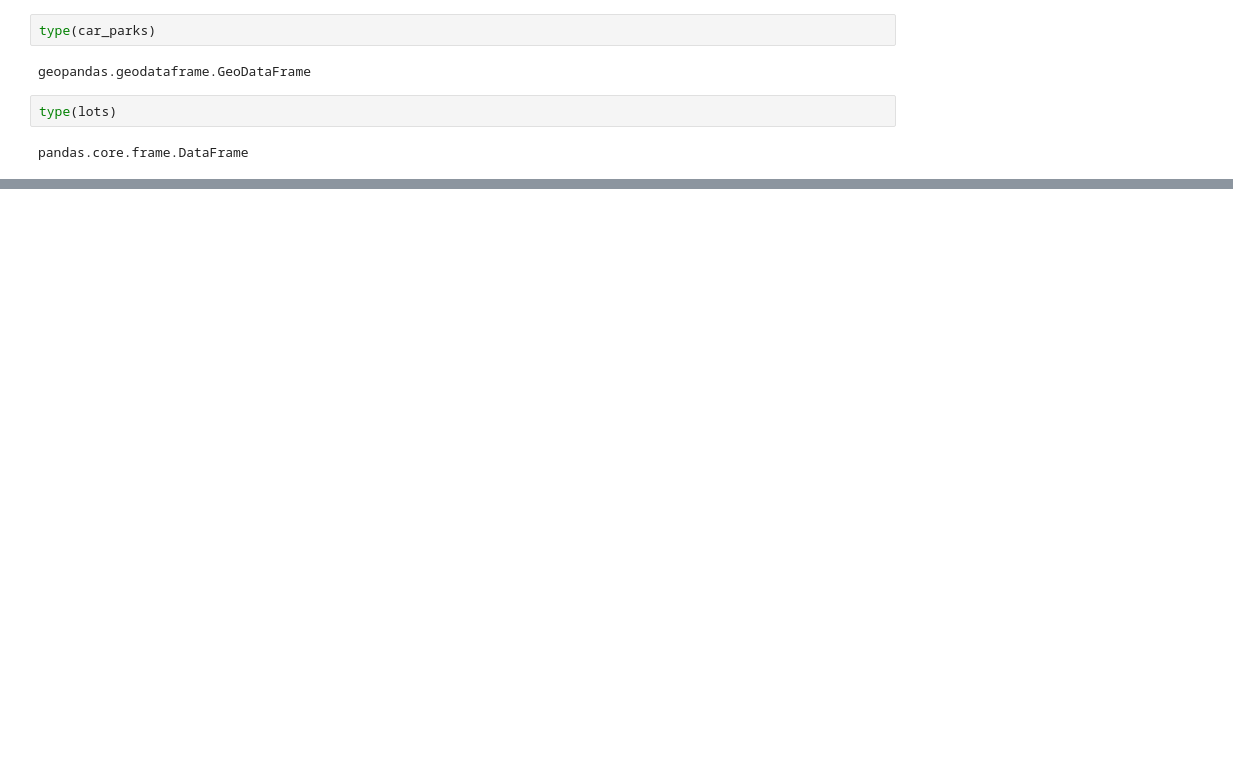
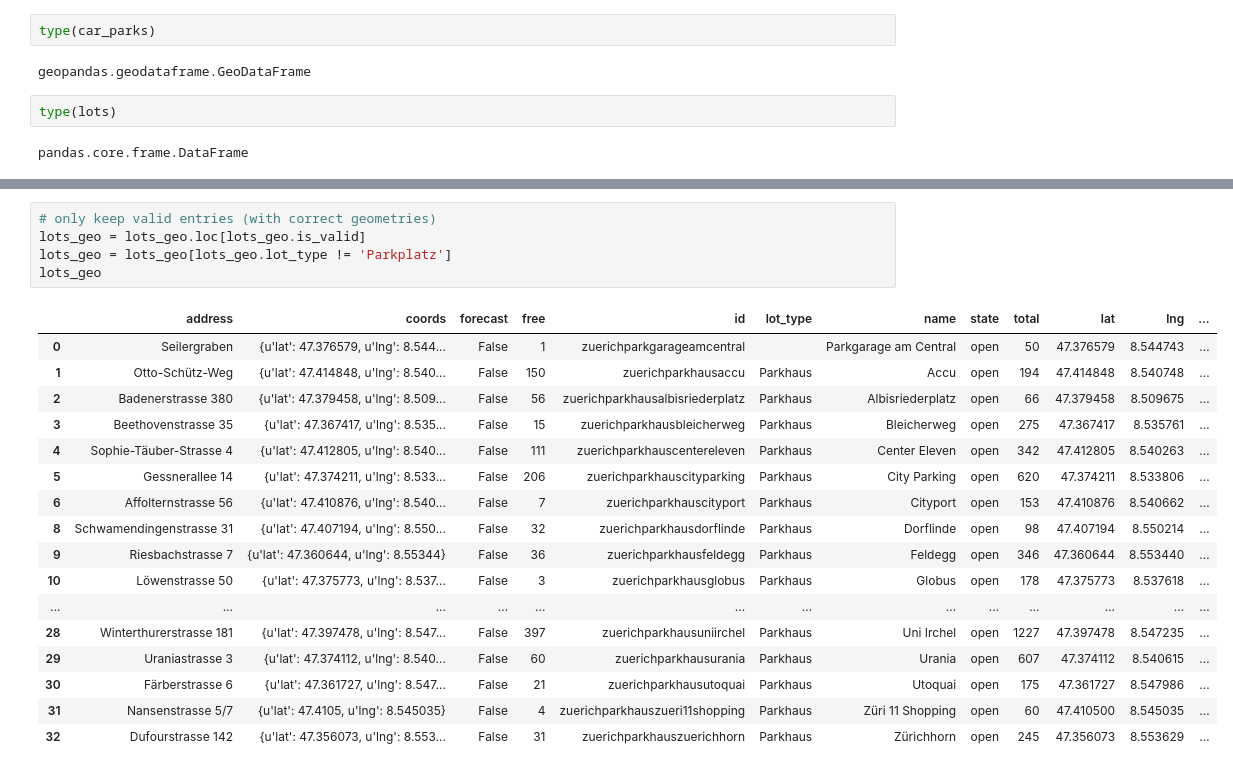
Before and after one commit to opendatazurich/opendatazurich.github.io, a Jupyter notebook: parkendd-api/ParkenDD-Beispiel.ipynb, the cells around one changed output, grey strips where cells are left out. Drawn from its saved outputs; the diff is of its cells as text; blank space fills up the shorter version.

```diff
--- a/parkendd-api/ParkenDD-Beispiel.ipynb
+++ b/parkendd-api/ParkenDD-Beispiel.ipynb
@@ -374,0 +429,23 @@ gdf = GeoDataFrame(df, crs=crs, geometry=geometry)
+# %%
+# only keep valid entries (with correct geometries)
+lots_geo = lots_geo.loc[lots_geo.is_valid]
+lots_geo = lots_geo[lots_geo.lot_type != 'Parkplatz']
+lots_geo
+# %% [output]
+|  | address | coords | forecast | free | id | lot_type | name | state | total | lat | lng | ... |
+| 0 | Seilergraben | {u'lat': 47.376579, u'lng': 8.544... | False | 1 | zuerichparkgarageamcentral |  | Parkgarage am Central | open | 50 | 47.376579 | 8.544743 | ... |
+| 1 | Otto-Schütz-Weg | {u'lat': 47.414848, u'lng': 8.540... | False | 150 | zuerichparkhausaccu | Parkhaus | Accu | open | 194 | 47.414848 | 8.540748 | ... |
+| 2 | Badenerstrasse 380 | {u'lat': 47.379458, u'lng': 8.509... | False | 56 | zuerichparkhausalbisriederplatz | Parkhaus | Albisriederplatz | open | 66 | 47.379458 | 8.509675 | ... |
+| 3 | Beethovenstrasse 35 | {u'lat': 47.367417, u'lng': 8.535... | False | 15 | zuerichparkhausbleicherweg | Parkhaus | Bleicherweg | open | 275 | 47.367417 | 8.535761 | ... |
+| 4 | Sophie-Täuber-Strasse 4 | {u'lat': 47.412805, u'lng': 8.540... | False | 111 | zuerichparkhauscentereleven | Parkhaus | Center Eleven | open | 342 | 47.412805 | 8.540263 | ... |
+| 5 | Gessnerallee 14 | {u'lat': 47.374211, u'lng': 8.533... | False | 206 | zuerichparkhauscityparking | Parkhaus | City Parking | open | 620 | 47.374211 | 8.533806 | ... |
+| 6 | Affolternstrasse 56 | {u'lat': 47.410876, u'lng': 8.540... | False | 7 | zuerichparkhauscityport | Parkhaus | Cityport | open | 153 | 47.410876 | 8.540662 | ... |
+| 8 | Schwamendingenstrasse 31 | {u'lat': 47.407194, u'lng': 8.550... | False | 32 | zuerichparkhausdorflinde | Parkhaus | Dorflinde | open | 98 | 47.407194 | 8.550214 | ... |
+| 9 | Riesbachstrasse 7 | {u'lat': 47.360644, u'lng': 8.55344} | False | 36 | zuerichparkhausfeldegg | Parkhaus | Feldegg | open | 346 | 47.360644 | 8.553440 | ... |
+| 10 | Löwenstrasse 50 | {u'lat': 47.375773, u'lng': 8.537... | False | 3 | zuerichparkhausglobus | Parkhaus | Globus | open | 178 | 47.375773 | 8.537618 | ... |
+| ... | ... | ... | ... | ... | ... | ... | ... | ... | ... | ... | ... | ... |
+| 28 | Winterthurerstrasse 181 | {u'lat': 47.397478, u'lng': 8.547... | False | 397 | zuerichparkhausuniirchel | Parkhaus | Uni Irchel | open | 1227 | 47.397478 | 8.547235 | ... |
+| 29 | Uraniastrasse 3 | {u'lat': 47.374112, u'lng': 8.540... | False | 60 | zuerichparkhausurania | Parkhaus | Urania | open | 607 | 47.374112 | 8.540615 | ... |
+| 30 | Färberstrasse 6 | {u'lat': 47.361727, u'lng': 8.547... | False | 21 | zuerichparkhausutoquai | Parkhaus | Utoquai | open | 175 | 47.361727 | 8.547986 | ... |
+| 31 | Nansenstrasse 5/7 | {u'lat': 47.4105, u'lng': 8.545035} | False | 4 | zuerichparkhauszueri11shopping | Parkhaus | Züri 11 Shopping | open | 60 | 47.410500 | 8.545035 | ... |
+| 32 | Dufourstrasse 142 | {u'lat': 47.356073, u'lng': 8.553... | False | 31 | zuerichparkhauszuerichhorn | Parkhaus | Zürichhorn | open | 245 | 47.356073 | 8.553629 | ... |
```
Also changed, not shown: parts of 18 cells of this notebook.
